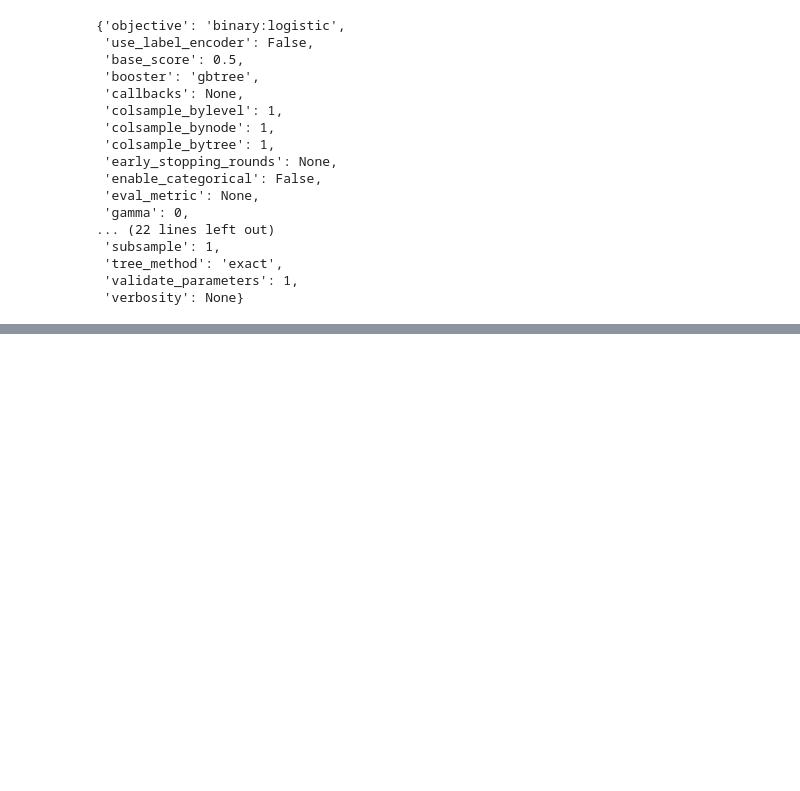
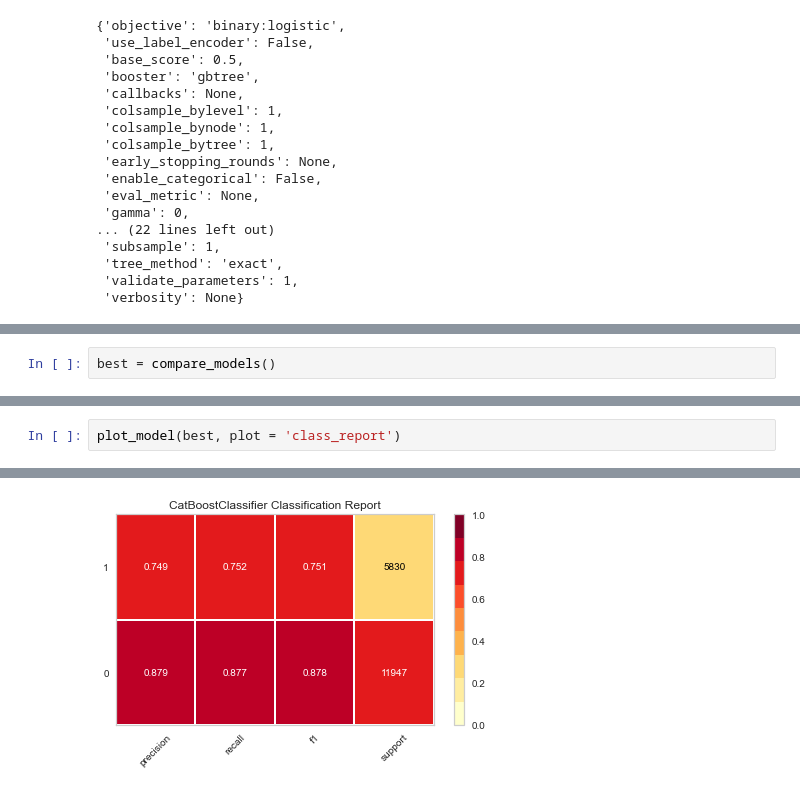
Before and after one commit to RedEyeMikey/Churn-prediction, a Jupyter notebook: churn-prediction.ipynb, the cells around one changed output, grey strips where cells are left out. Saved outputs shown, nothing was run; the diff lists cells and outputs as text; blank space fills up the shorter version.

```diff
--- a/churn-prediction.ipynb
+++ b/churn-prediction.ipynb
@@ -611,0 +630,2 @@ Recall is: 0.6180008295313149
+# %%
+best = compare_models()
@@ -611,0 +679,3 @@ Recall is: 0.6180008295313149
+# %%
+plot_model(best, plot = 'class_report')
+# %% [output]
@@ -611,0 +683 @@ Recall is: 0.6180008295313149
+[figure, added]
```
Also changed, not shown: parts of 27 cells of this notebook, 7 other files.
